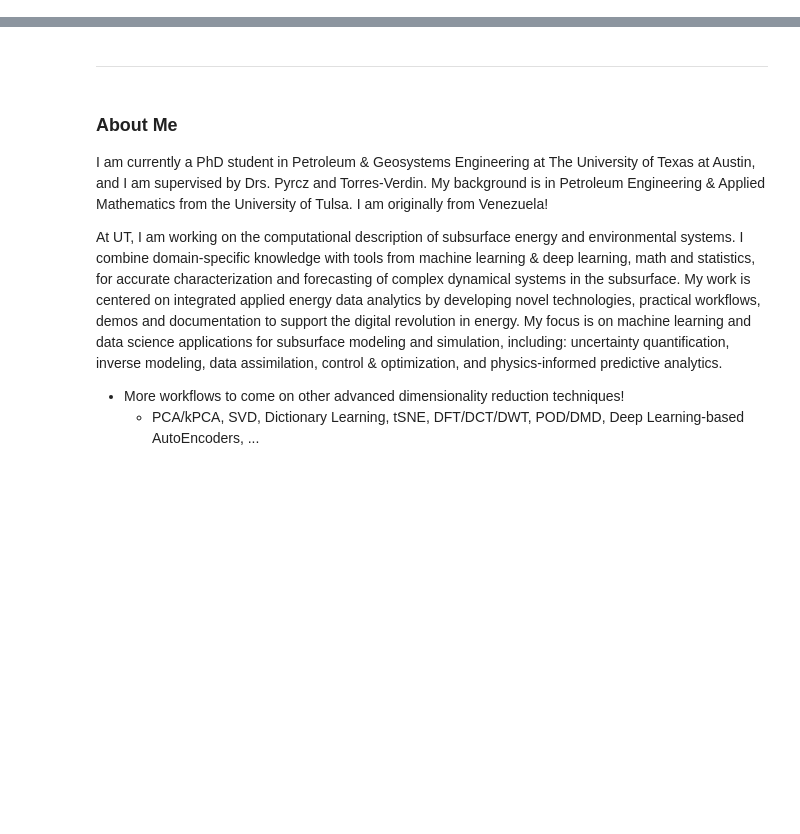
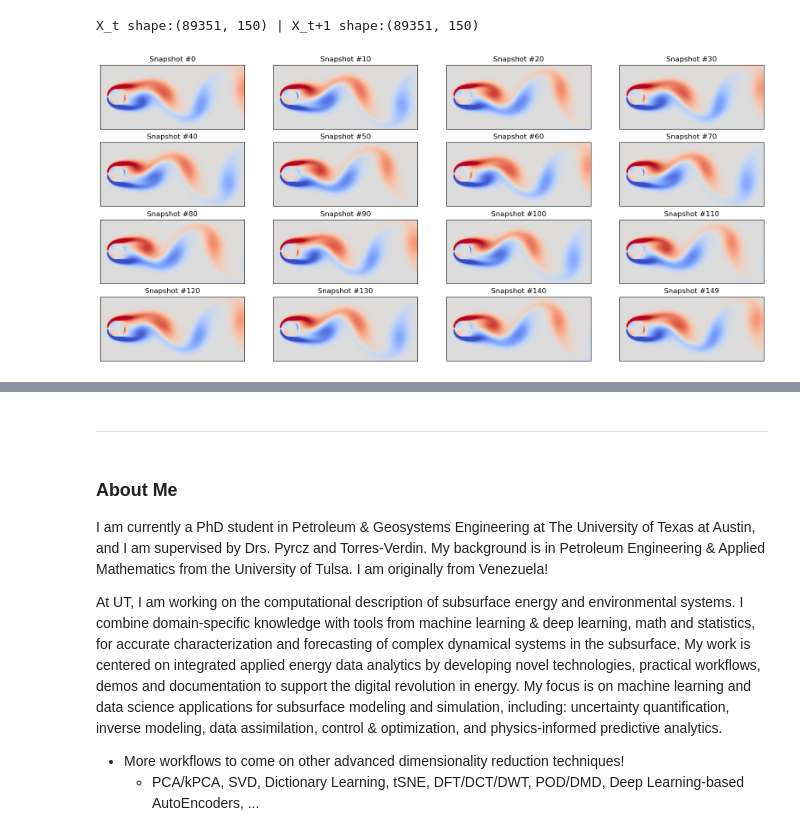
Before and after one commit to misaelmmorales/Dimensionality-Reduction, a Jupyter notebook: ADR_POD_DMD.ipynb, the cells around one changed output, grey strips where cells are left out. Cells and saved outputs as stored; diff of their text form; code cells hidden in the pictures; blank space fills up the shorter version.

```diff
--- a/ADR_POD_DMD.ipynb
+++ b/ADR_POD_DMD.ipynb
@@ -270,15 +0,0 @@ for i in features:
-# %%
-fig, axs = plt.subplots(2,4, figsize=(15,6))
-for i in range(len(features)):
-    axs[0,i].set_title(features[i]); axs[1,i].set_title('Interpolated '+features[i])
-    # plot original data scatterplots
-    im1 = axs[0,i].scatter(x=df_mm['X'], y=df_mm['Y'], vmin=0, vmax=1, s=8, c=df_mm[features[i]], cmap=my_maps[i])
-    fig.colorbar(im1, ax=axs[0,i])
-    # plot interpolated images
-    im2 = axs[1,i].imshow(ZI_mm[features[i]], vmin=0, vmax=1, cmap=my_maps[i])
-    fig.colorbar(im2, ax=axs[1,i])
-    # remove ticks, set square box ratios
-    for k in range(2):
-        axs[k,i].set_xticks([]); axs[k,i].set_yticks([]);
-        axs[k,i].set_aspect('equal', adjustable='box')
-plt.show();
@@ -360,11 +0,0 @@ We observe that with approximately 40 PCs we can explain about $80%$ of the vari
-# %%
-# Define how many principal components we want to keep
-k = 40
-
-pca = PCA(n_components = k)
-pca.fit(x_train_f.T)
-
-# Store principal components in a DataFrame
-z_pca = pca.transform(x_train_f.T)
-z_pca = pd.DataFrame(pca.transform(x_train_f.T), columns=['PCA%i' % i for i in range(k)])
-print('PCA transform shape: {}'.format(z_pca.shape))
@@ -593,0 +20,21 @@ Conclusions:
+# %%
+Xt  = np.load("data/X_t.npy")
+Xt1 = np.load("data/X_t1.npy")
+print("X_t shape:{} | X_t+1 shape:{}".format(Xt.shape, Xt1.shape))
+
+dim1, dim2 = 449, 199; colmap = 'coolwarm'
+
+fig = plt.figure(figsize=(20,9))
+for k in range(15):
+    plt.subplot(4,4,k+1)
+    plt.imshow(Xt[:,k*10].reshape(dim1,dim2).T, vmin=-3, vmax=3, cmap=colmap)
+    plt.xticks([]); plt.yticks([])
+    plt.title('Snapshot #{}'.format(k*10))
+plt.subplot(4,4,16)
+plt.imshow(Xt[:,149].reshape(dim1,dim2).T, vmin=-3, vmax=3, cmap=colmap)
+plt.xticks([]); plt.yticks([])
+plt.title('Snapshot #{}'.format(149))
+plt.show();
+# %% [output]
+X_t shape:(89351, 150) | X_t+1 shape:(89351, 150)
+[figure, added]
```
Also changed, not shown: parts of 82 cells of this notebook.
